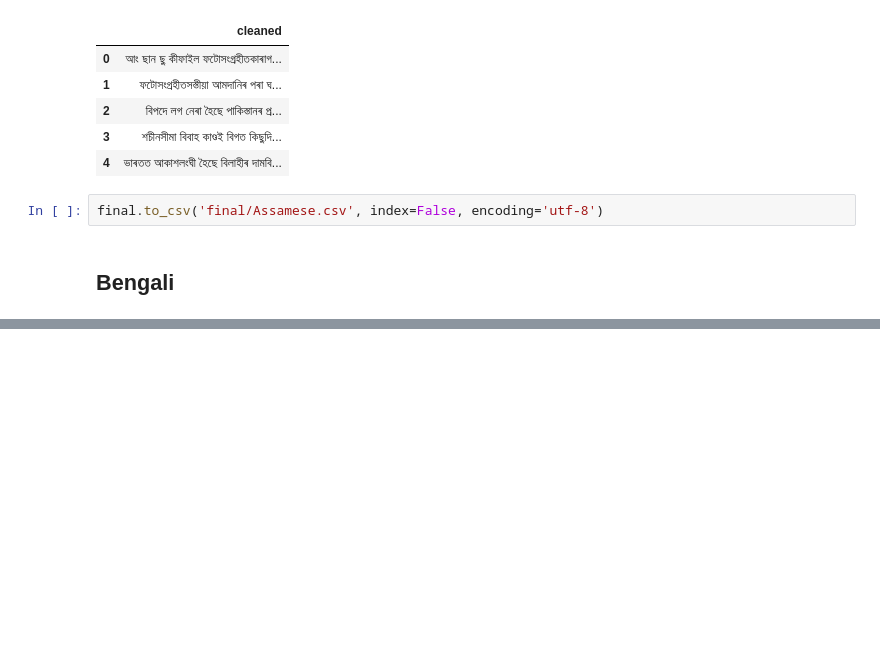
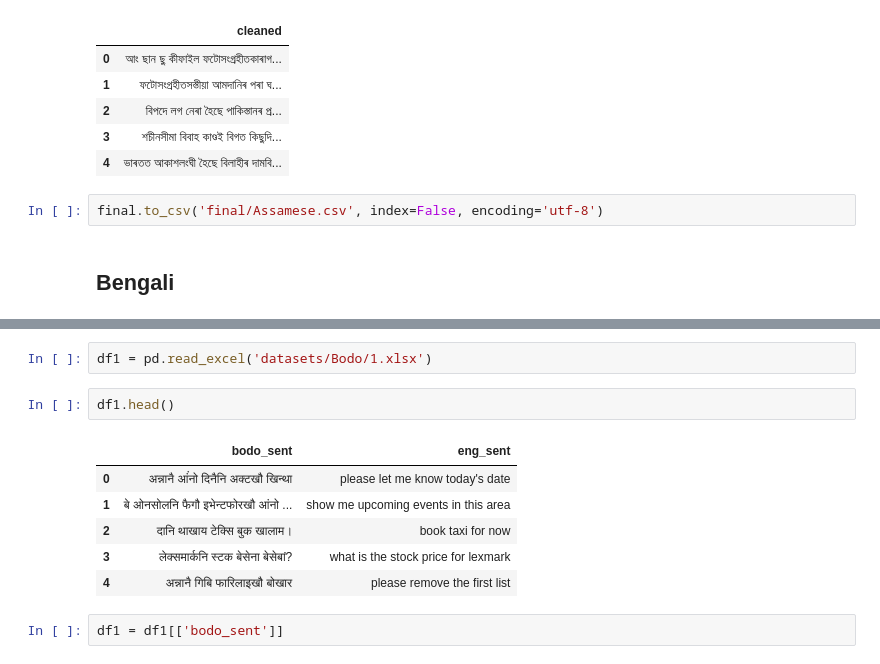
Before and after one commit to pranavagrawal321/Language-Identification, a Jupyter notebook: preprocessing.ipynb, the cells around one changed output, grey strips where cells are left out. Cells and saved outputs as stored; diff of their text form; blank space fills up the shorter version.

```diff
--- a/preprocessing.ipynb
+++ b/preprocessing.ipynb
@@ -155,0 +230,13 @@ data[:1000]
+# %%
+df1 = pd.read_excel('datasets/Bodo/1.xlsx')
+# %%
+df1.head()
+# %% [output]
+|  | bodo_sent | eng_sent |
+| 0 | अन्नानै आंंनो दिनैनि अक्टखौ खिन्था | please let me know today's date |
+| 1 | बे ओनसोलनि फैगौ इभेन्टफोरखौ आंनो ... | show me upcoming events in this area |
+| 2 | दानि थाखाय टेक्सि बुक खालाम। | book taxi for now |
+| 3 | लेक्समार्कनि स्टक बेसेना बेसेबां? | what is the stock price for lexmark |
+| 4 | अन्नानै गिबि फारिलाइखौ बोखार | please remove the first list |
+# %%
+df1 = df1[['bodo_sent']]
```
Also changed, not shown: parts of 124 cells of this notebook, 1 other file.
